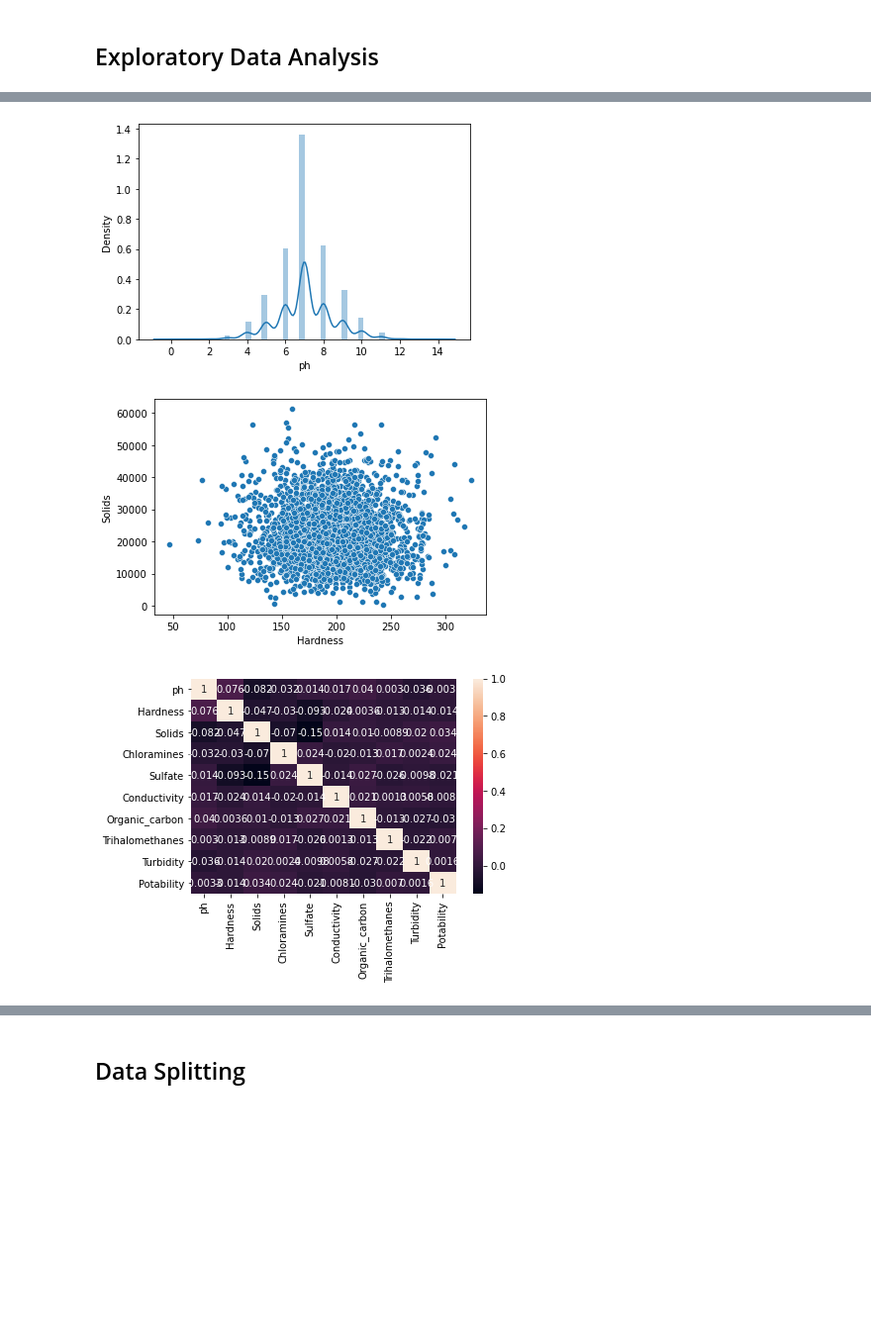
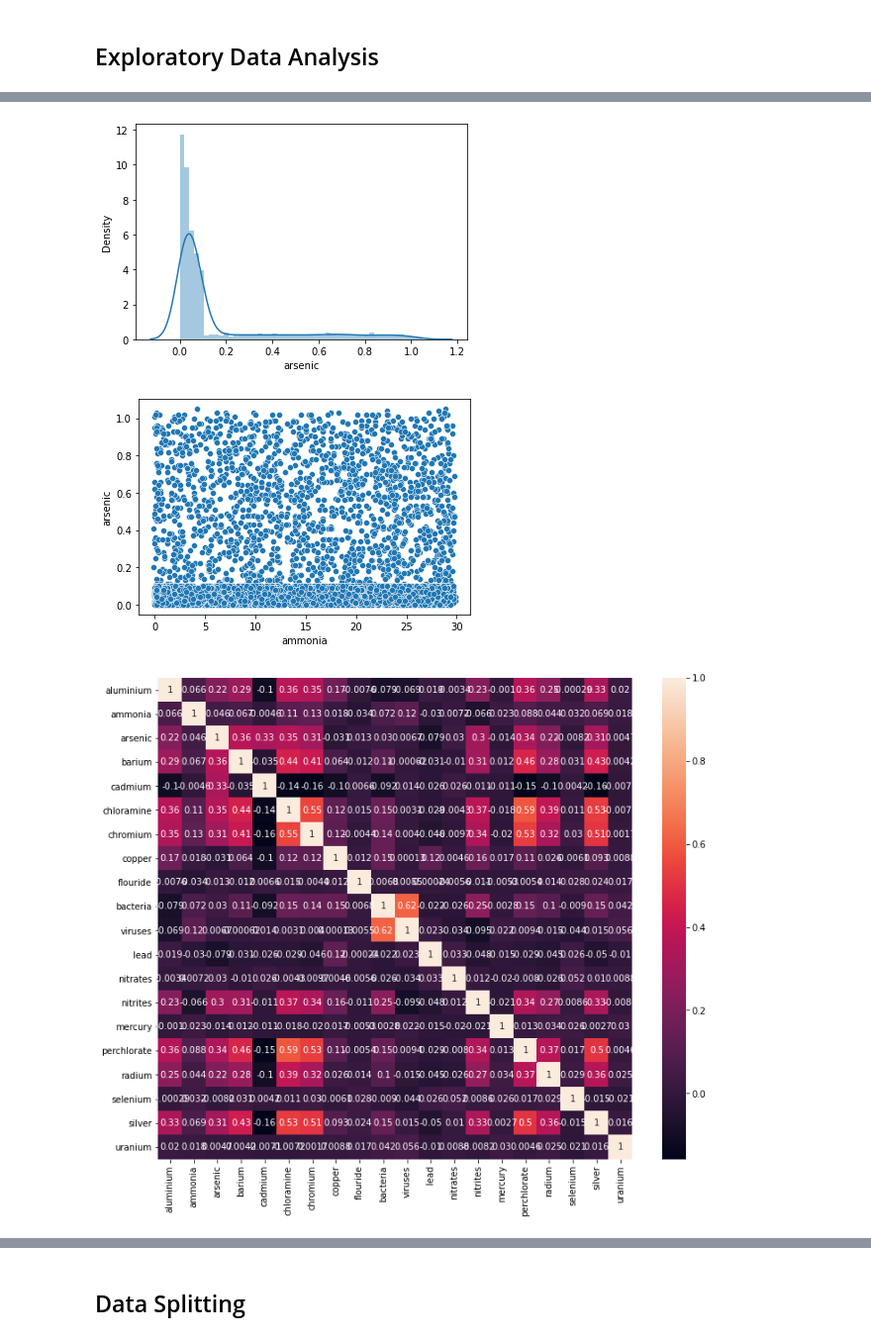
Before and after one commit to SabbirSzl/Water_Potability_prediction_using_MachineLearning, a Jupyter notebook: water_potability_project.ipynb, the cells around one changed output, grey strips where cells are left out. Shown at 99% size. Cells and saved outputs as stored; diff of their text form; code cells hidden in the pictures; blank space fills up the shorter version.

```diff
--- a/water_potability_project.ipynb
+++ b/water_potability_project.ipynb
@@ -141,10 +129,10 @@ plt.show()
 # %%
-sns.distplot(df['ph'])
+sns.distplot(df['arsenic'])
 plt.show()
 # %% [output]
-[figure, old version]
+[figure, new version]
 # %%
-sns.scatterplot(df['Hardness'],df['Solids'])
+sns.scatterplot(df['ammonia'],df['arsenic'])
 plt.show()
 # %% [output]
-[figure, old version]
+[figure, new version]
@@ -151,7 +142,8 @@ plt.show()
 # %%
-sns.heatmap(df.corr(),annot = True)
-plt.show()
+corr = X_train.corr()
+plt.figure(figsize = (12,10))
+sns.heatmap(corr, annot = True);
 #no correlation between features so we cant reduce any of them
 # %% [output]
-[figure, old version]
+[figure, new version]
 # %%
```
Also changed, not shown: parts of 31 cells of this notebook.
